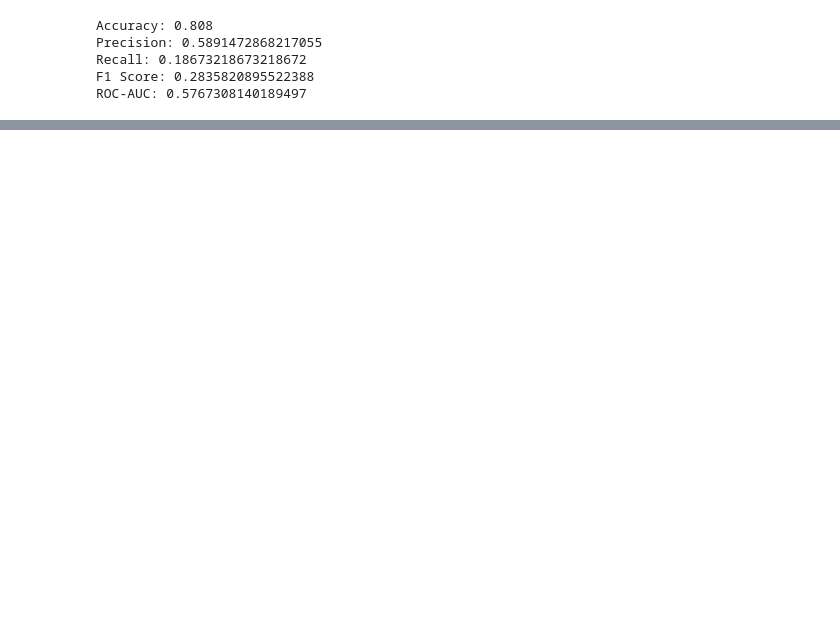
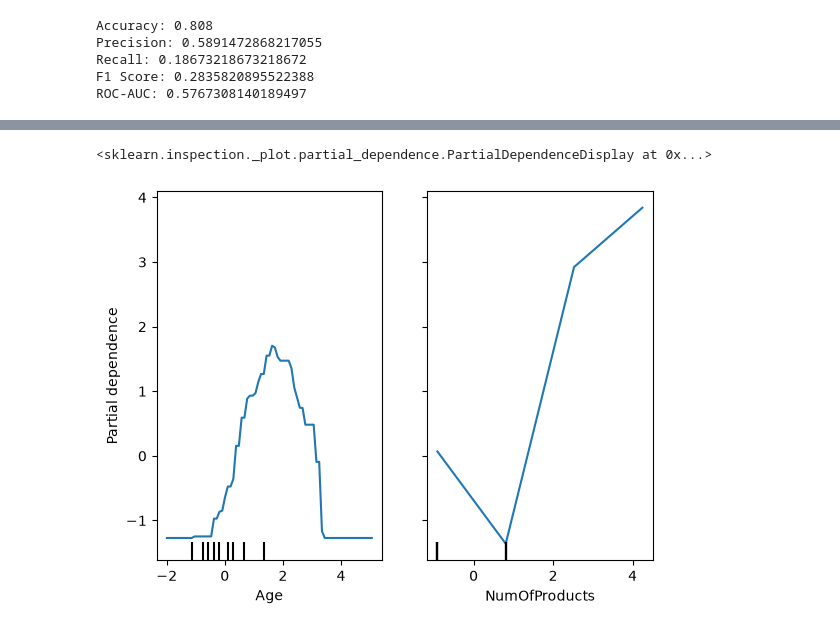
Before and after one commit to shivanshm5-cyber/-Predictive-Modeling-and-Risk-Scoring-for-Bank-Customer-Churn, a Jupyter notebook: churn_analysis.ipynb, the cells around one changed output, grey strips where cells are left out. Drawn from its saved outputs; the diff is of its cells as text; code cells hidden in the pictures; blank space fills up the shorter version.

```diff
--- a/churn_analysis.ipynb
+++ b/churn_analysis.ipynb
@@ -270,3 +270,16 @@ Precision: 0.5891472868217055
 Recall: 0.18673218673218672
 F1 Score: 0.2835820895522388
 ROC-AUC: 0.5767308140189497
+# %%
+from sklearn.tree import DecisionTreeClassifier
+
+dt_model = DecisionTreeClassifier(random_state=42)
+dt_model.fit(X_train, y_train)
+y_pred_dt = dt_model.predict(X_test)
+
+print("Decision Tree:")
+print("Accuracy:", accuracy_score(y_test, y_pred_dt))
+print("Precision:", precision_score(y_test, y_pred_dt))
+print("Recall:", recall_score(y_test, y_pred_dt))
+print("F1 Score:", f1_score(y_test, y_pred_dt))
+print("ROC-AUC:", roc_auc_score(y_test, y_pred_dt))
@@ -272,0 +362,7 @@ ROC-AUC: 0.5767308140189497
+# %%
+from sklearn.inspection import PartialDependenceDisplay
+
+PartialDependenceDisplay.from_estimator(gb_model, X_train, features=['Age', 'NumOfProducts'])
+# %% [output]
+<sklearn.inspection._plot.partial_dependence.PartialDependenceDisplay at 0x...>
+[figure, added]
```
Also changed, not shown: parts of 5 cells of this notebook.
